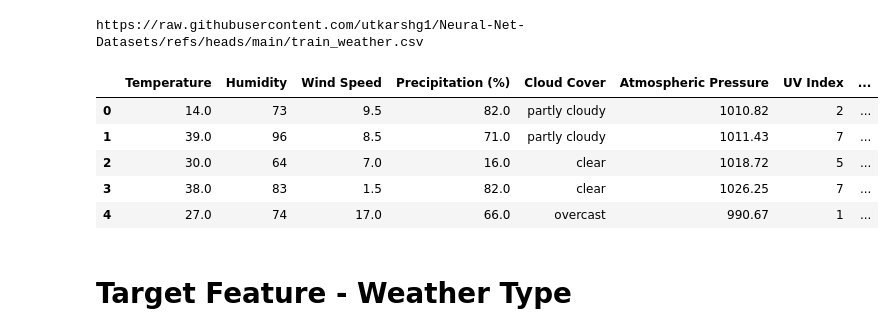
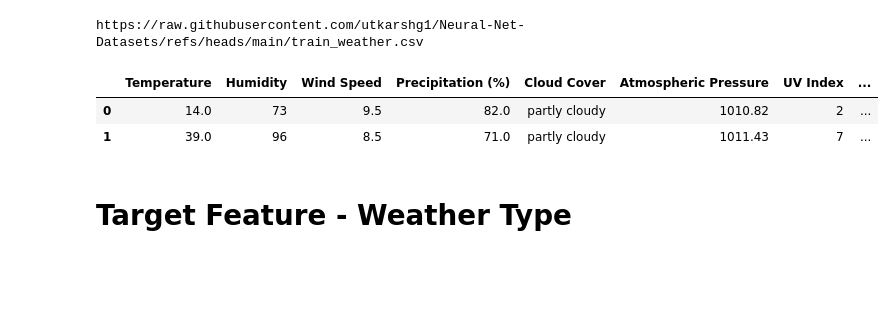
Before and after one commit to deanesh/ML-Wakad-Weekdays-5-7-pm-11th-Dec, a Jupyter notebook: Deep_Learning/04-05-06-Multiclass-Text -Img(Classification)/04_Multiclass_classification_with_Keras.ipynb, the cells around one changed output. Cells and saved outputs as stored; diff of their text form; code cells hidden in the pictures; blank space fills up the shorter version.

```diff
--- a/Deep_Learning/04-05-06-Multiclass-Text -Img(Classification)/04_Multiclass_classification_with_Keras.ipynb
+++ b/Deep_Learning/04-05-06-Multiclass-Text -Img(Classification)/04_Multiclass_classification_with_Keras.ipynb
@@ -13,14 +12,13 @@ https://raw.githubusercontent.com/utkarshg1/Neural-Net-Datasets/refs/heads/main/
 # %%
 import pandas as pd
 df = pd.read_csv(url)
 df.head()
+df = pd.read_csv('train_weather.csv')
+df.head(2)
 # %% [output]
 |  | Temperature | Humidity | Wind Speed | Precipitation (%) | Cloud Cover | Atmospheric Pressure | UV Index | ... |
 | 0 | 14.0 | 73 | 9.5 | 82.0 | partly cloudy | 1010.82 | 2 | ... |
 | 1 | 39.0 | 96 | 8.5 | 71.0 | partly cloudy | 1011.43 | 7 | ... |
-| 2 | 30.0 | 64 | 7.0 | 16.0 | clear | 1018.72 | 5 | ... |
-| 3 | 38.0 | 83 | 1.5 | 82.0 | clear | 1026.25 | 7 | ... |
-| 4 | 27.0 | 74 | 17.0 | 66.0 | overcast | 990.67 | 1 | ... |
 # %% [markdown]
 # Target Feature - Weather Type
 # %% [markdown]
```
Also changed, not shown: parts of 29 cells of this notebook, 5 other files.
